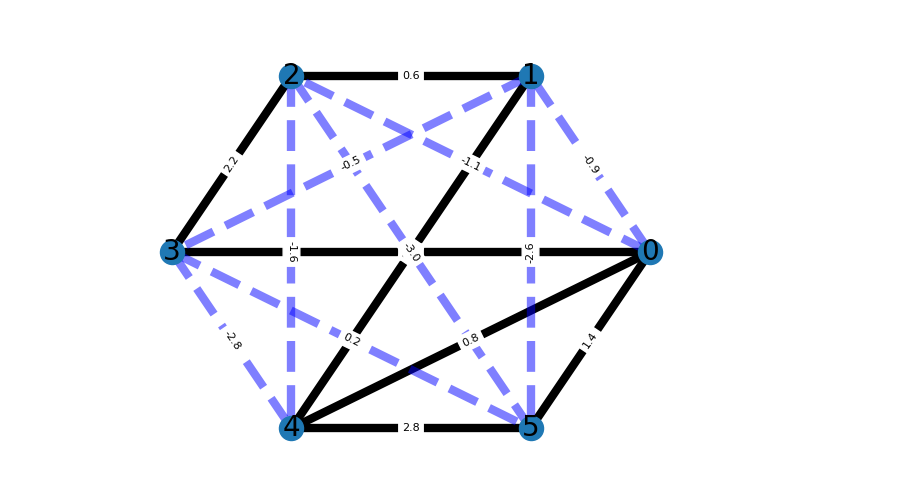
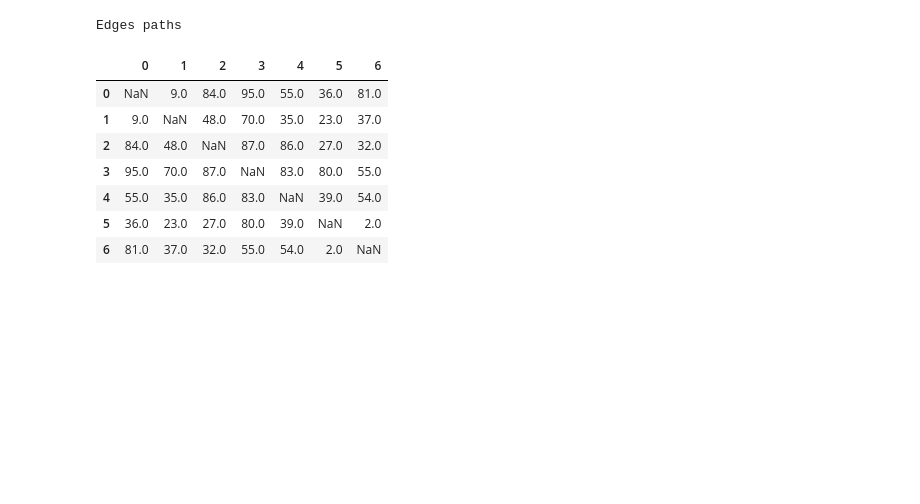
Before and after one commit to perrosdatos/msc_ai_assigment, a Jupyter notebook: draft.ipynb, the cells around one changed output. Saved outputs shown, nothing was run; the diff lists cells and outputs as text; code cells hidden in the pictures; blank space fills up the shorter version.

```diff
--- a/draft.ipynb
+++ b/draft.ipynb
@@ -55,10 +58,10 @@ def draw_custom_weighted_graph(node_list, edge_weight_list):
 # %%
 from itertools import permutations
 import random
-num_nodes = 6
-nodes_list = [x for x in range(num_nodes)]
-edges = list(permutations(nodes_list, 2))
-edges_w = [(*x, round(random.uniform(-3,3),1)) for x in edges]
-draw_custom_weighted_graph(nodes_list, edges_w)
+
+def generate_network(num_nodes, rand_a, rand_b):
+    nodes_list = [x for x in range(num_nodes)]
+    edges = list(permutations(nodes_list, 2))
+    edges_w = [(*x, random.randint(rand_a,rand_b)) for x in edges]
+
+    return nodes_list, edges_w
-# %% [output]
-[figure, removed]
@@ -72 +213,15 @@ def generate_dict_cost(nodes_list, edges_w):
+# %%
+nodes_list, edges_w = generate_network(7,1,100)
+
+ga = NormalTSPGA(nodes_list, edges_w, population_number=3,mutation_thd=0.5, exploration_terms=1)
+# %% [output]
+Edges paths
+|  | 0 | 1 | 2 | 3 | 4 | 5 | 6 |
+| 0 | NaN | 9.0 | 84.0 | 95.0 | 55.0 | 36.0 | 81.0 |
+| 1 | 9.0 | NaN | 48.0 | 70.0 | 35.0 | 23.0 | 37.0 |
+| 2 | 84.0 | 48.0 | NaN | 87.0 | 86.0 | 27.0 | 32.0 |
+| 3 | 95.0 | 70.0 | 87.0 | NaN | 83.0 | 80.0 | 55.0 |
+| 4 | 55.0 | 35.0 | 86.0 | 83.0 | NaN | 39.0 | 54.0 |
+| 5 | 36.0 | 23.0 | 27.0 | 80.0 | 39.0 | NaN | 2.0 |
+| 6 | 81.0 | 37.0 | 32.0 | 55.0 | 54.0 | 2.0 | NaN |
 # %%
```
Also changed, not shown: parts of 15 cells of this notebook, 1 other file.
